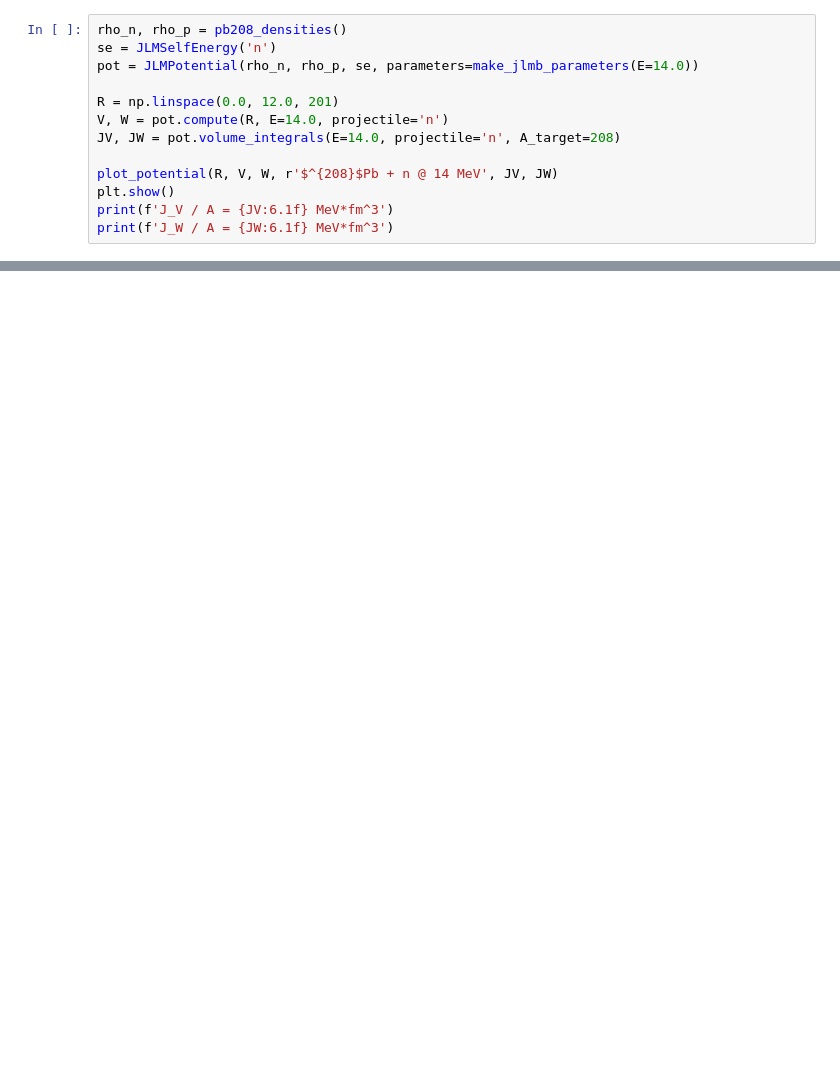
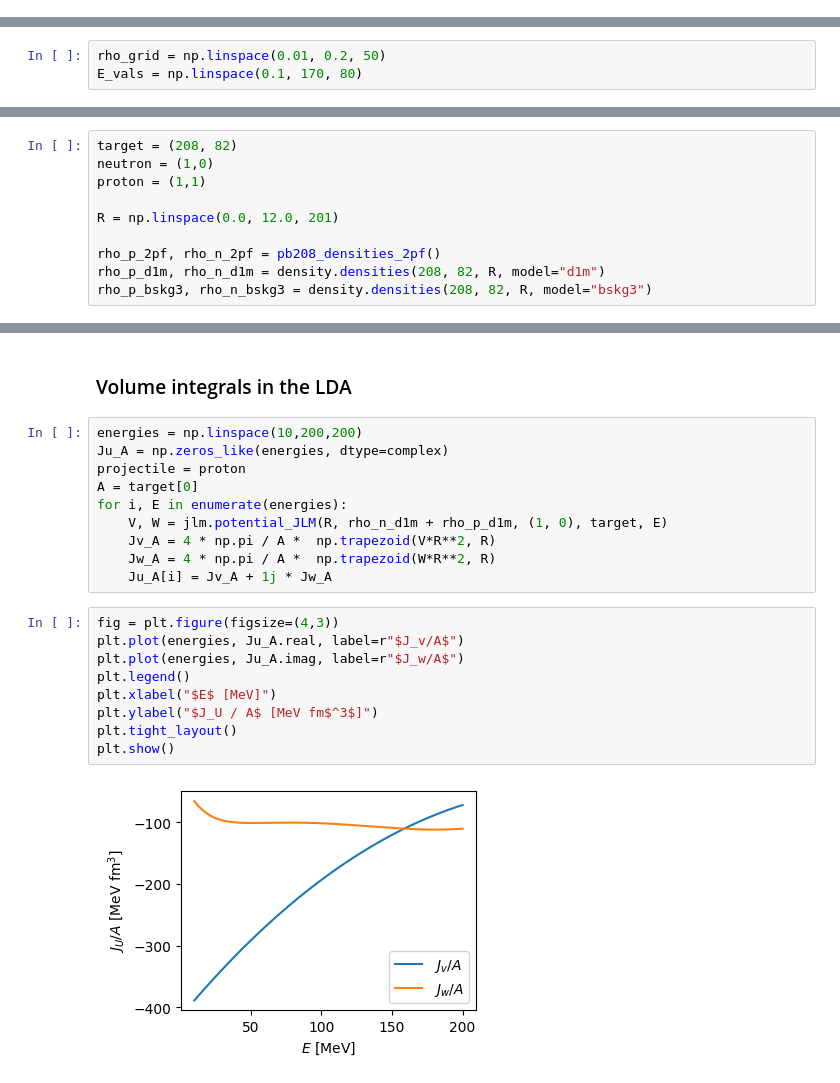
Before and after one commit to beykyle/jitr, a Jupyter notebook: examples/notebooks/example_jlm.ipynb, the cells around one changed output, grey strips where cells are left out. Cells and saved outputs as stored; diff of their text form; blank space fills up the shorter version.

Commit message:
working impl of JLM/JLMB

```diff
--- a/examples/notebooks/example_jlm.ipynb
+++ b/examples/notebooks/example_jlm.ipynb
@@ -76,13 +6,0 @@ visible.
-# %%
-rho_n, rho_p = pb208_densities()
-se = JLMSelfEnergy('n')
-pot = JLMPotential(rho_n, rho_p, se, parameters=make_jlmb_parameters(E=14.0))
-
-R = np.linspace(0.0, 12.0, 201)
-V, W = pot.compute(R, E=14.0, projectile='n')
-JV, JW = pot.volume_integrals(E=14.0, projectile='n', A_target=208)
-
-plot_potential(R, V, W, r'$^{208}$Pb + n @ 14 MeV', JV, JW)
-plt.show()
-print(f'J_V / A = {JV:6.1f} MeV*fm^3')
-print(f'J_W / A = {JW:6.1f} MeV*fm^3')
@@ -163,0 +92,3 @@ saved/loaded: tmpa8_52das.txt (60 energies)
+# %%
+rho_grid = np.linspace(0.01, 0.2, 50)
+E_vals = np.linspace(0.1, 170, 80)
@@ -163,0 +181,10 @@ saved/loaded: tmpa8_52das.txt (60 energies)
+# %%
+target = (208, 82)
+neutron = (1,0)
+proton = (1,1)
+
+R = np.linspace(0.0, 12.0, 201)
+
+rho_p_2pf, rho_n_2pf = pb208_densities_2pf()
+rho_p_d1m, rho_n_d1m = density.densities(208, 82, R, model="d1m")
+rho_p_bskg3, rho_n_bskg3 = density.densities(208, 82, R, model="bskg3")
@@ -163,0 +283,23 @@ saved/loaded: tmpa8_52das.txt (60 energies)
+# %% [markdown]
+### Volume integrals in the LDA
+# %%
+energies = np.linspace(10,200,200)
+Ju_A = np.zeros_like(energies, dtype=complex)
+projectile = proton
+A = target[0]
+for i, E in enumerate(energies):
+    V, W = jlm.potential_JLM(R, rho_n_d1m + rho_p_d1m, (1, 0), target, E)
+    Jv_A = 4 * np.pi / A *  np.trapezoid(V*R**2, R)
+    Jw_A = 4 * np.pi / A *  np.trapezoid(W*R**2, R)
+    Ju_A[i] = Jv_A + 1j * Jw_A
+# %%
+fig = plt.figure(figsize=(4,3))
+plt.plot(energies, Ju_A.real, label=r"$J_v/A$")
+plt.plot(energies, Ju_A.imag, label=r"$J_w/A$")
+plt.legend()
+plt.xlabel("$E$ [MeV]")
+plt.ylabel("$J_U / A$ [MeV fm$^3$]")
+plt.tight_layout()
+plt.show()
+# %% [output]
+[figure, added]
```
Also changed, not shown: parts of 32 cells of this notebook, 8 other files.
